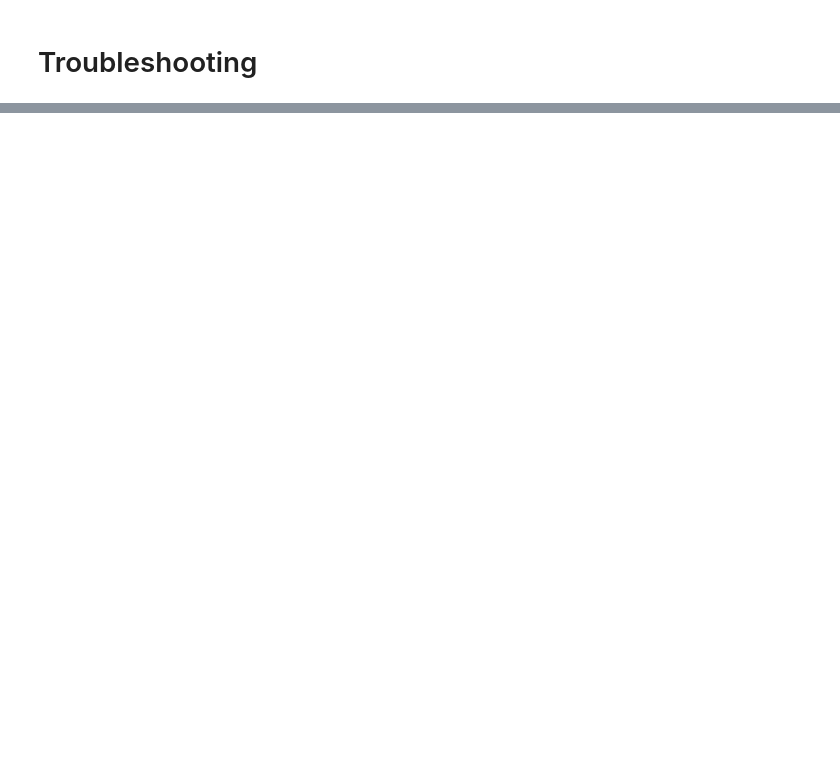
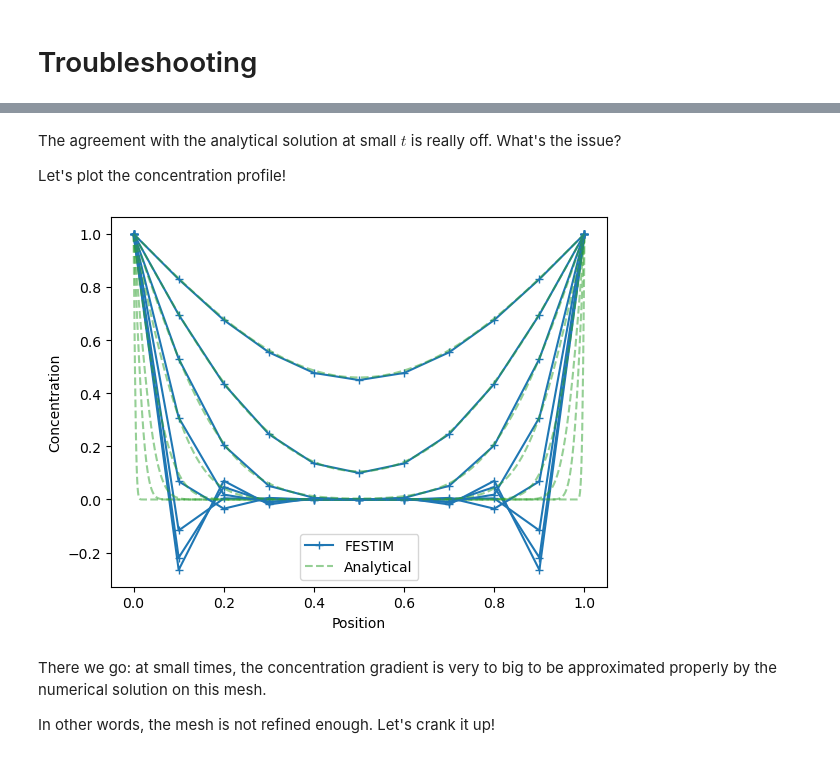
Before and after one commit to festim-dev/FESTIM-workshop, a Jupyter notebook: book/content/misc/troubleshooting.ipynb, the cells around one changed output, grey strips where cells are left out. Drawn from its saved outputs; the diff is of its cells as text; code cells hidden in the pictures; blank space fills up the shorter version.

```diff
--- a/book/content/misc/troubleshooting.ipynb
+++ b/book/content/misc/troubleshooting.ipynb
@@ -99,0 +300,20 @@ my_model.run()
+# %% [markdown]
+The agreement with the analytical solution at small $t$ is really off. What's the issue?
+
+Let's plot the concentration profile!
+# %%
+spacing = 10
+data = profile.data[::spacing]
+times = profile.t[::spacing]
+
+x_analytical = np.linspace(0, 1, 1000)
+
+for t, c in zip(times, data):
+    l_festim, = plt.plot(profile.x, c, marker="+", color="tab:blue")
+    l_analytical, =plt.plot(x_analytical, analytical_solution(x_analytical, t), color="tab:green", linestyle="dashed", alpha=0.5)
+plt.xlabel("Position")
+plt.ylabel("Concentration")
+plt.legend([l_festim, l_analytical], ["FESTIM", "Analytical"])
+plt.show()
+# %% [output]
+[figure, added]
@@ -99,0 +330,4 @@ my_model.run()
+# %% [markdown]
+There we go: at small times, the concentration gradient is very to big to be approximated properly by the numerical solution on this mesh.
+
+In other words, the mesh is not refined enough. Let's crank it up!
```
Also changed, not shown: parts of 28 cells of this notebook, 1 other file.
